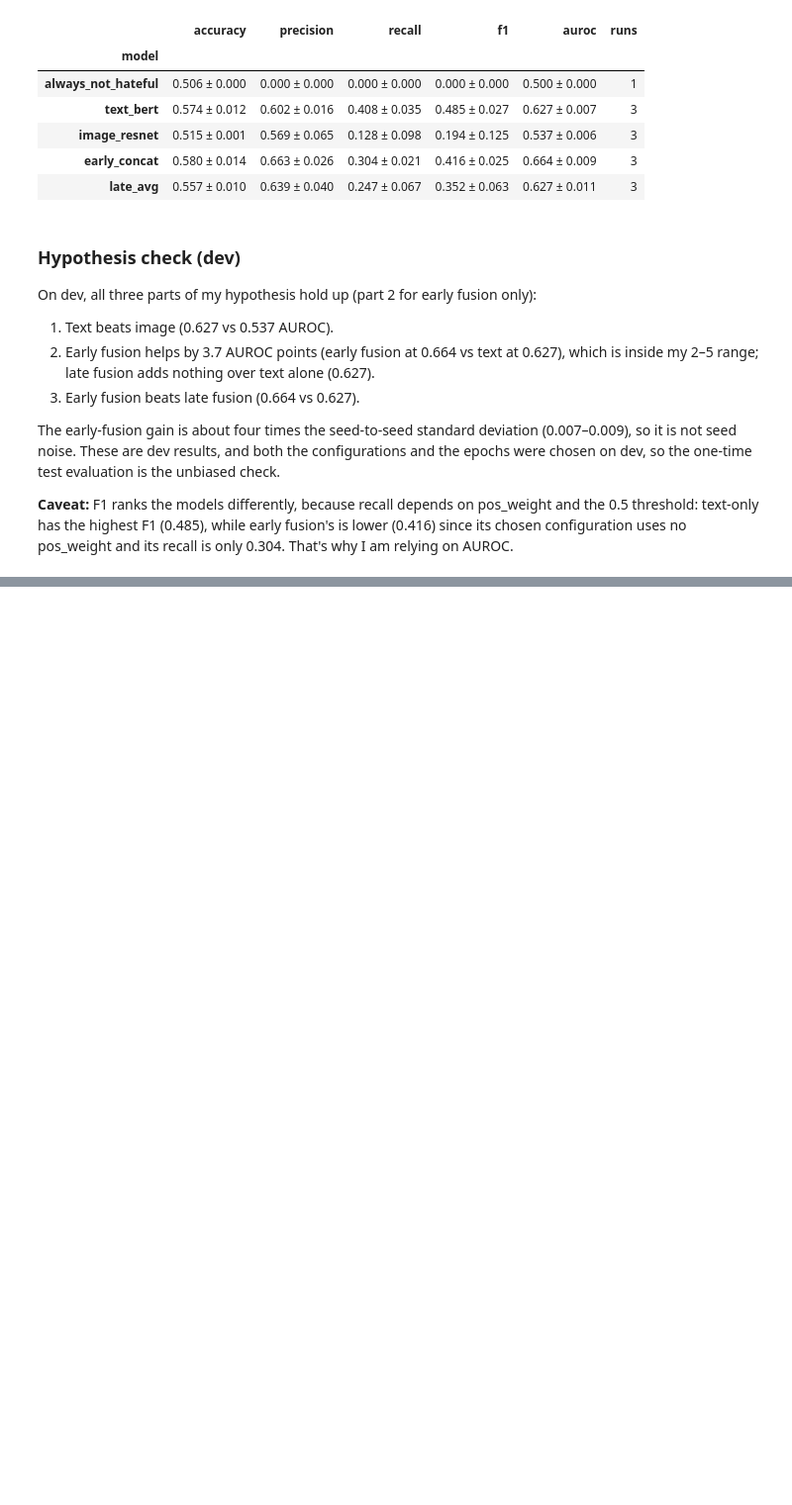
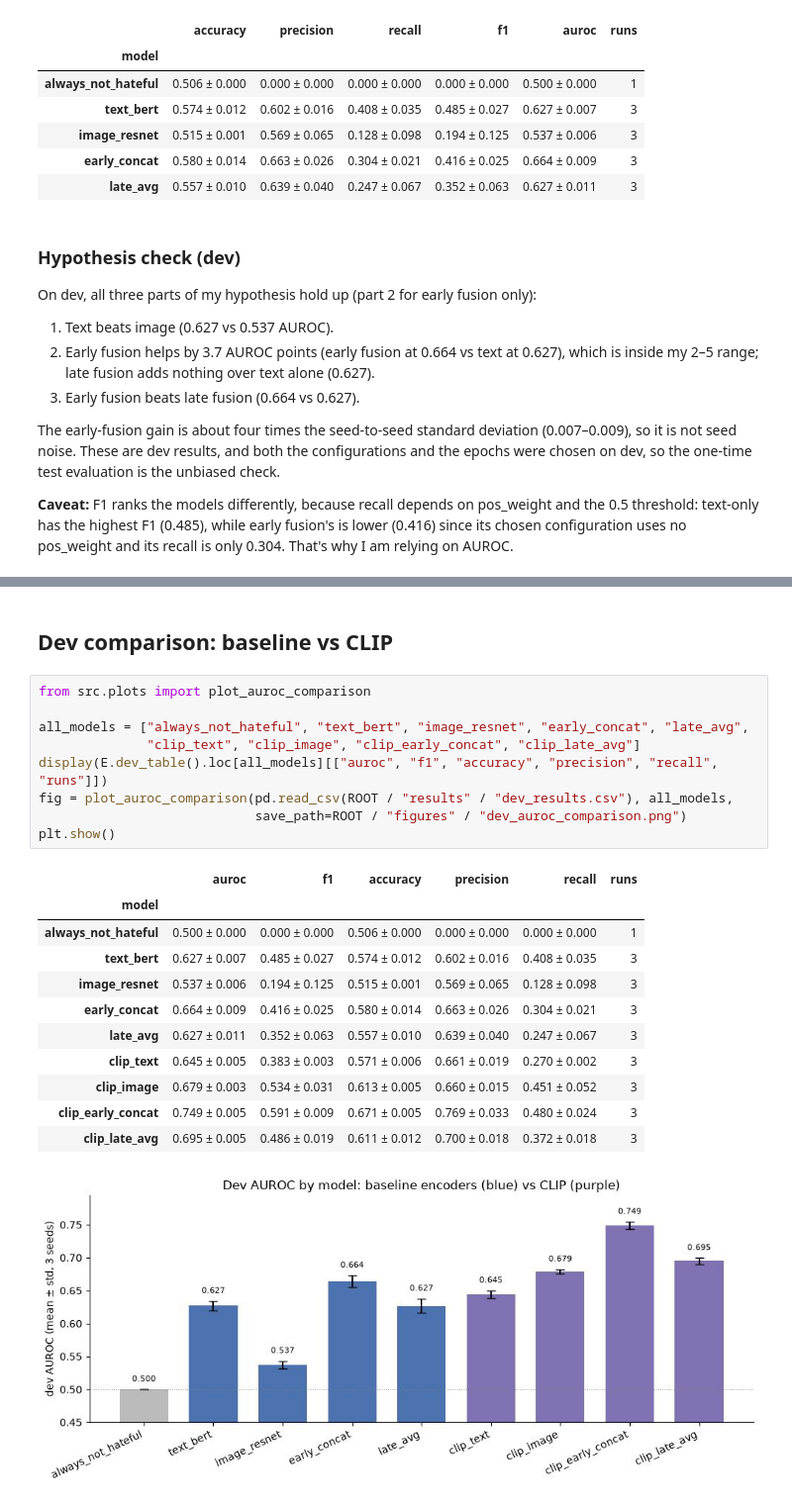
Before and after one commit to LUCIFER5671/hateful-memes, a Jupyter notebook: notebooks/lab3.ipynb, the cells around one changed output, grey strips where cells are left out. Shown at 99% size. Cells and saved outputs as stored; diff of their text form; blank space fills up the shorter version.

```diff
--- a/notebooks/lab3.ipynb
+++ b/notebooks/lab3.ipynb
@@ -330,0 +393,24 @@ The early-fusion gain is about four times the seed-to-seed standard deviation (0
+# %% [markdown]
+## Dev comparison: baseline vs CLIP
+# %%
+from src.plots import plot_auroc_comparison
+
+all_models = ["always_not_hateful", "text_bert", "image_resnet", "early_concat", "late_avg",
+              "clip_text", "clip_image", "clip_early_concat", "clip_late_avg"]
+display(E.dev_table().loc[all_models][["auroc", "f1", "accuracy", "precision", "recall", "runs"]])
+fig = plot_auroc_comparison(pd.read_csv(ROOT / "results" / "dev_results.csv"), all_models,
+                            save_path=ROOT / "figures" / "dev_auroc_comparison.png")
+plt.show()
+# %% [output]
+|  | auroc | f1 | accuracy | precision | recall | runs |
+| model |  |  |  |  |  |  |
+| always_not_hateful | 0.500 ± 0.000 | 0.000 ± 0.000 | 0.506 ± 0.000 | 0.000 ± 0.000 | 0.000 ± 0.000 | 1 |
+| text_bert | 0.627 ± 0.007 | 0.485 ± 0.027 | 0.574 ± 0.012 | 0.602 ± 0.016 | 0.408 ± 0.035 | 3 |
+| image_resnet | 0.537 ± 0.006 | 0.194 ± 0.125 | 0.515 ± 0.001 | 0.569 ± 0.065 | 0.128 ± 0.098 | 3 |
+| early_concat | 0.664 ± 0.009 | 0.416 ± 0.025 | 0.580 ± 0.014 | 0.663 ± 0.026 | 0.304 ± 0.021 | 3 |
+| late_avg | 0.627 ± 0.011 | 0.352 ± 0.063 | 0.557 ± 0.010 | 0.639 ± 0.040 | 0.247 ± 0.067 | 3 |
+| clip_text | 0.645 ± 0.005 | 0.383 ± 0.003 | 0.571 ± 0.006 | 0.661 ± 0.019 | 0.270 ± 0.002 | 3 |
+| clip_image | 0.679 ± 0.003 | 0.534 ± 0.031 | 0.613 ± 0.005 | 0.660 ± 0.015 | 0.451 ± 0.052 | 3 |
+| clip_early_concat | 0.749 ± 0.005 | 0.591 ± 0.009 | 0.671 ± 0.005 | 0.769 ± 0.033 | 0.480 ± 0.024 | 3 |
+| clip_late_avg | 0.695 ± 0.005 | 0.486 ± 0.019 | 0.611 ± 0.012 | 0.700 ± 0.018 | 0.372 ± 0.018 | 3 |
+[figure, added]
```
Also changed, not shown: parts of 17 cells of this notebook, 21 other files.
